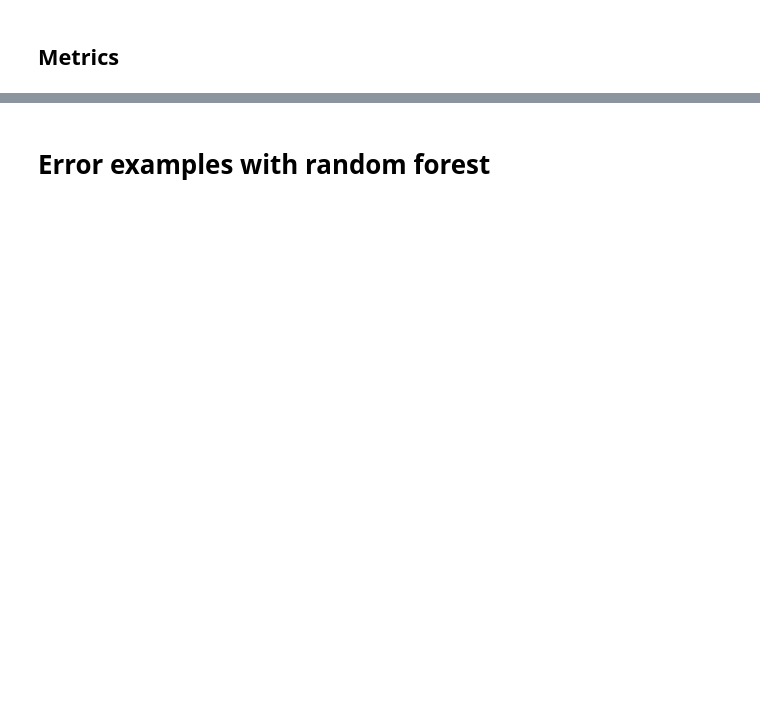
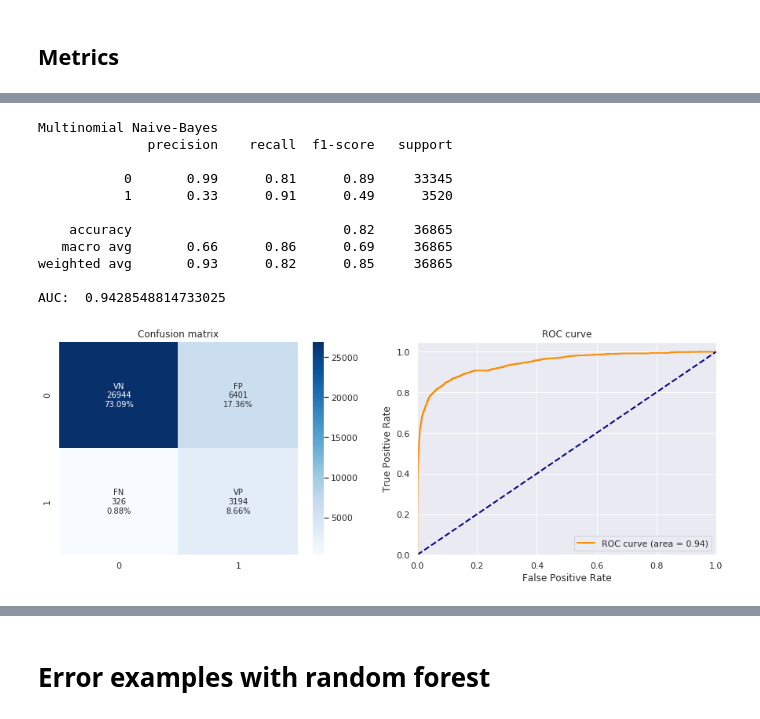
Before and after one commit to cabrau/FakeWhatsApp.Br, a Jupyter notebook: misinformation detection.ipynb, the cells around one changed output, grey strips where cells are left out. Saved outputs shown, nothing was run; the diff lists cells and outputs as text; code cells hidden in the pictures; blank space fills up the shorter version.

```diff
--- a/misinformation detection.ipynb
+++ b/misinformation detection.ipynb
@@ -313,3 +460,29 @@ AUC:  0.9108334883599638
+# %%
+print('Multinomial Naive-Bayes')
+mnb = MultinomialNB().fit(X_train, y_train)
+y_pred = mnb.predict(X_test)
+y_prob = mnb.predict_proba(X_test)[:,1]
+acc, precision, recall, f1, roc_auc = getTestMetrics(y_test, y_pred, y_prob)
+
+model.append('multinomial naive-bayes')
+accuracy_score.append(acc)
+precision_score.append(precision)
+recall_score.append(recall)
+f1_score.append(f1)
+auc_score.append(roc_auc)
+# %% [output]
+Multinomial Naive-Bayes
+              precision    recall  f1-score   support
+
+           0       0.99      0.81      0.89     33345
+           1       0.33      0.91      0.49      3520
+
+    accuracy                           0.82     36865
+   macro avg       0.66      0.86      0.69     36865
+weighted avg       0.93      0.82      0.85     36865
+
+AUC:  0.9428548814733025
+[figure, added]
 # %%
 print('Linear Support Vector Machine')
 svm = LinearSVC().fit(X_train, y_train)
```
Also changed, not shown: parts of 41 cells of this notebook, 21 other files.
